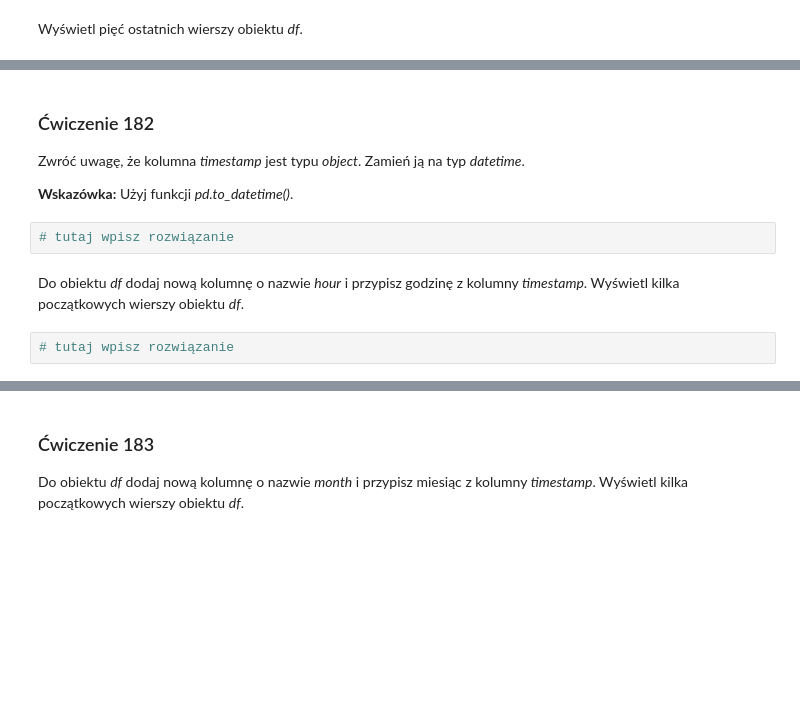
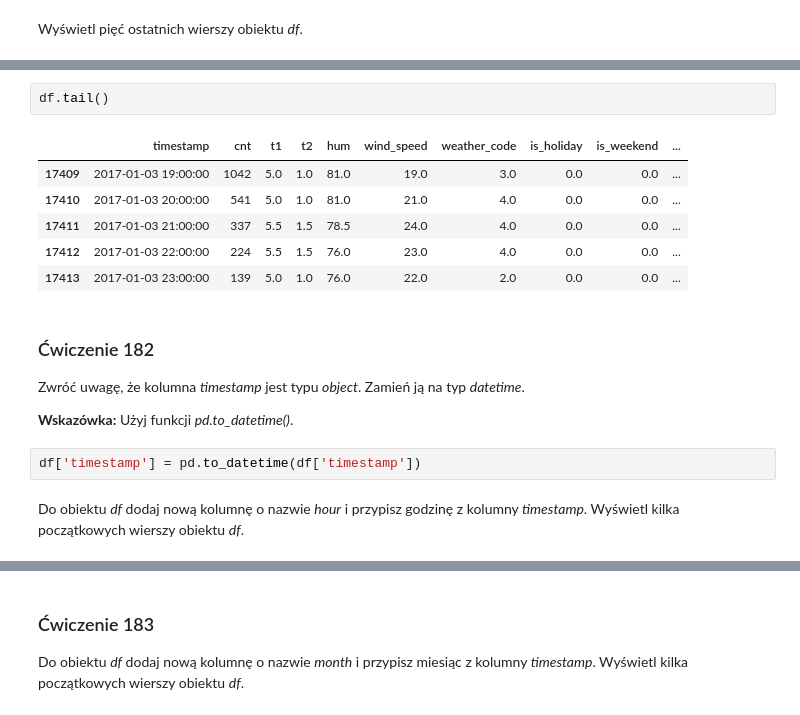
Before and after one commit to Krzesimir13/Data-Science, a Jupyter notebook: 171_180_exercises.ipynb, the cells around one changed output, grey strips where cells are left out. Drawn from its saved outputs; the diff is of its cells as text; blank space fills up the shorter version.

```diff
--- a/171_180_exercises.ipynb
+++ b/171_180_exercises.ipynb
@@ -43,11 +69,18 @@ Wyświetl pięć ostatnich wierszy obiektu _df_.
+# %%
+df.tail()
+# %% [output]
+|  | timestamp | cnt | t1 | t2 | hum | wind_speed | weather_code | is_holiday | is_weekend | ... |
+| 17409 | 2017-01-03 19:00:00 | 1042 | 5.0 | 1.0 | 81.0 | 19.0 | 3.0 | 0.0 | 0.0 | ... |
+| 17410 | 2017-01-03 20:00:00 | 541 | 5.0 | 1.0 | 81.0 | 21.0 | 4.0 | 0.0 | 0.0 | ... |
+| 17411 | 2017-01-03 21:00:00 | 337 | 5.5 | 1.5 | 78.5 | 24.0 | 4.0 | 0.0 | 0.0 | ... |
+| 17412 | 2017-01-03 22:00:00 | 224 | 5.5 | 1.5 | 76.0 | 23.0 | 4.0 | 0.0 | 0.0 | ... |
+| 17413 | 2017-01-03 23:00:00 | 139 | 5.0 | 1.0 | 76.0 | 22.0 | 2.0 | 0.0 | 0.0 | ... |
 # %% [markdown]
 ### <a name='2'></a> Ćwiczenie 182
 Zwróć uwagę, że kolumna _timestamp_ jest typu _object_. Zamień ją na typ _datetime_.
 
 __Wskazówka:__ Użyj funkcji _pd.to_datetime()_.
-# %%
-# tutaj wpisz rozwiązanie
+# %%
+df['timestamp'] = pd.to_datetime(df['timestamp'])
 # %% [markdown]
 Do obiektu _df_ dodaj nową kolumnę o nazwie _hour_ i przypisz godzinę z kolumny _timestamp_. Wyświetl kilka początkowych wierszy obiektu _df_.
-# %%
-# tutaj wpisz rozwiązanie
```
Also changed, not shown: parts of 37 cells of this notebook.
